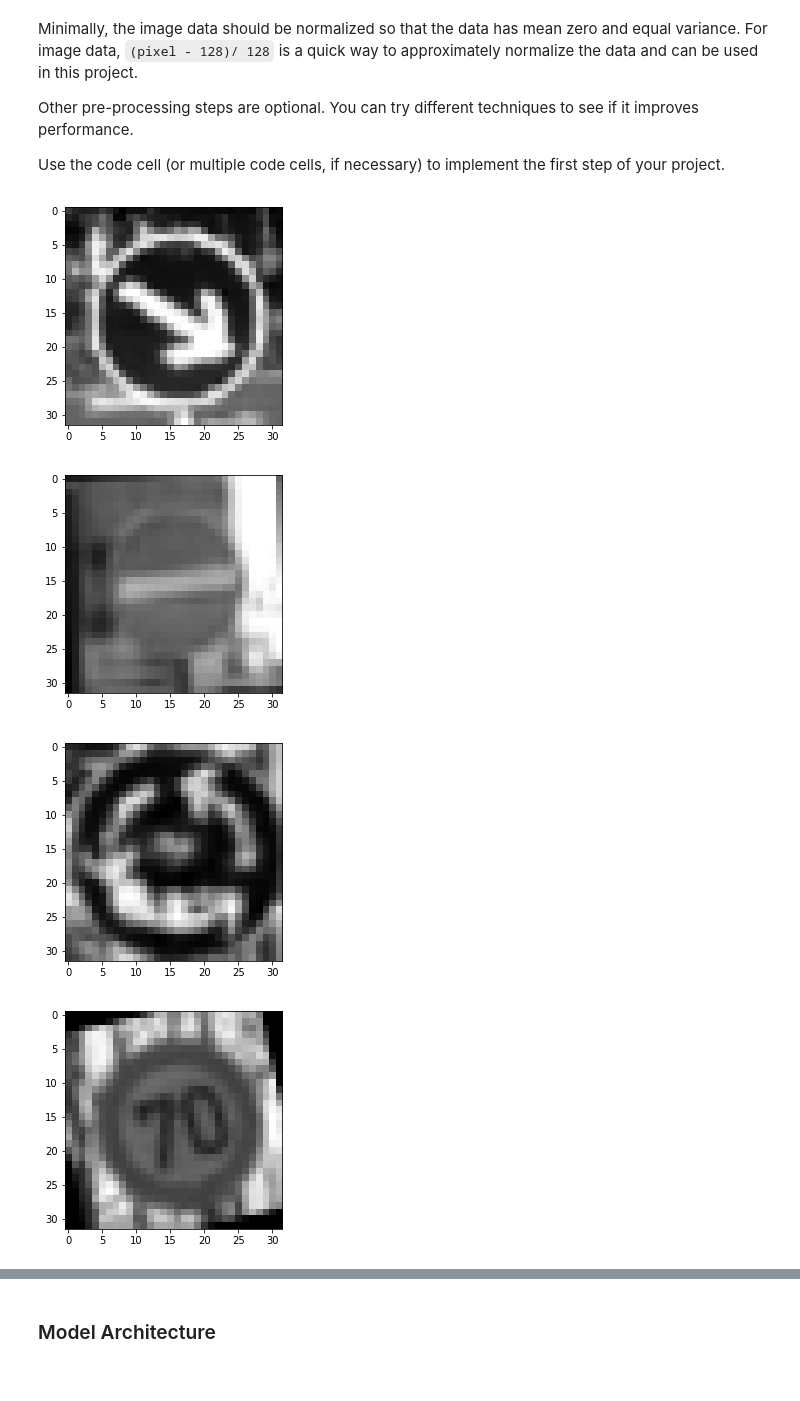
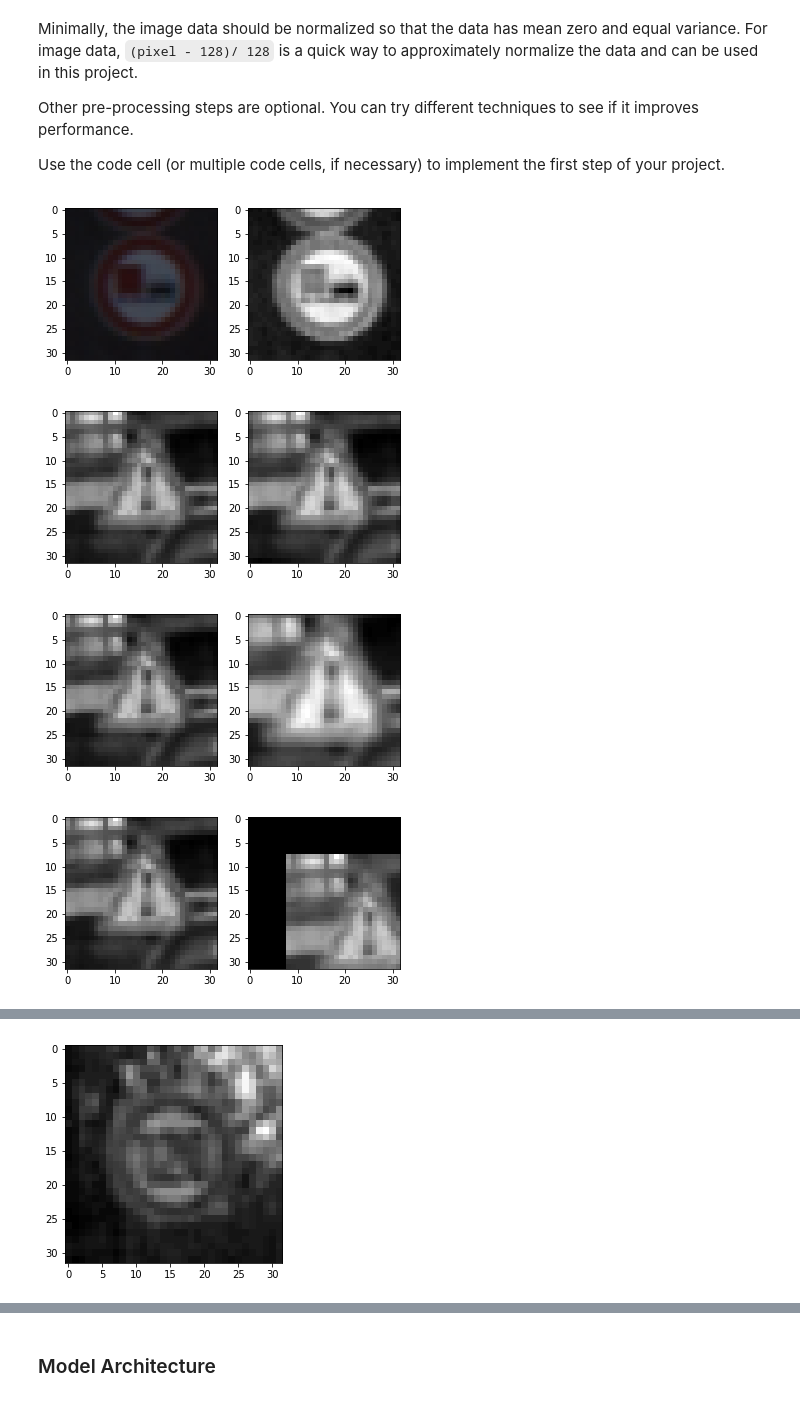
Before and after one commit to gbansal2/CarND-Term1-Projects, a Jupyter notebook: CarND-Traffic-Sign-Classifier-Project-Gaurav/Traffic_Sign_Classifier.ipynb, the cells around one changed output, grey strips where cells are left out. Drawn from its saved outputs; the diff is of its cells as text; code cells hidden in the pictures.

Commit message:
added more images

```diff
--- a/CarND-Traffic-Sign-Classifier-Project-Gaurav/Traffic_Sign_Classifier.ipynb
+++ b/CarND-Traffic-Sign-Classifier-Project-Gaurav/Traffic_Sign_Classifier.ipynb
@@ -172,6 +172,9 @@ def grayscale(img):
 
 X_train, y_train = shuffle(X_train, y_train)
 
+plt.figure(1)
+plt.subplot(121)
+plt.imshow(X_train[1200])
 
 for image in X_train:
     image = image.astype(np.float32)
@@ -185,13 +188,18 @@ for image in X_train:
 
 
 #apply gaussian smoothing
-def gaussian_blur(img, kernel_size):
-    """Applies a Gaussian Noise kernel"""
-    return cv2.GaussianBlur(img, (kernel_size, kernel_size), 0)
+#def gaussian_blur(img, kernel_size):
+#    """Applies a Gaussian Noise kernel"""
+#    return cv2.GaussianBlur(img, (kernel_size, kernel_size),0)
 
-for image in X_train:
-    image = image.astype(np.float32)
-    image[...] = gaussian_blur(image,3)
+#for image in X_train:
+#    image = image.astype(np.float32)
+#    image[...] = gaussian_blur(image,15)
+
+
+plt.subplot(122)
+plt.imshow(X_train[1200,:,:,0],cmap='gray')
+#plt.savefig('preprocessed_image.png')
 
 for image in X_valid:
     image = image.astype(np.float32)
@@ -236,6 +244,46 @@ X_train, y_train = shuffle(X_train, y_train)
 X_train.resize(n_train+nextra,32,32,3)
 y_train.resize(n_train+nextra,1)
 
+imgt = X_train[5999]
+
+plt.figure(2)
+plt.subplot(121)
+plt.imshow(imgt[:,:,0],cmap='gray')
+
+rows,cols,channels = imgt.shape
+M = cv2.getRotationMatrix2D((cols/2,rows/2),randint(-15,15),1)
+rot_imgt = cv2.warpAffine(imgt,M,(rows,cols))
+
+plt.subplot(122)
+plt.imshow(rot_imgt[:,:,0],cmap='gray')
+plt.savefig('rot_imgt.png')
+
+plt.figure(3)
+plt.subplot(121)
+plt.imshow(imgt[:,:,0],cmap='gray')
+
+pts1 = np.float32([[4,4],[28,4],[4,28],[28,28]])
+pts2 = np.float32([[0,0],[32,0],[0,32],[32,32]])
+M = cv2.getPerspectiveTransform(pts1,pts2)
+pers_imgt = cv2.warpPerspective(imgt,M,(rows,cols))
+
+plt.subplot(122)
+plt.imshow(pers_imgt[:,:,0],cmap='gray')
+plt.savefig('pers_imgt.png')
+
+plt.figure(4)
+plt.subplot(121)
+plt.imshow(imgt[:,:,0],cmap='gray')
+
+M = np.float32([[1,0,8],[0,1,8]])
+trans_imgt = cv2.warpAffine(imgt,M,(rows,cols))
+
+plt.subplot(122)
+plt.imshow(trans_imgt[:,:,0],cmap='gray')
+plt.savefig('trans_imgt.png')
+
+
+
 for i in range (0,nextra):
     image = X_train[i]
     label = y_train[i]
@@ -244,6 +292,8 @@ for i in range (0,nextra):
     rot_image = cv2.warpAffine(image,M,(rows,cols))
     X_train[n_train + i] = rot_image
     y_train[n_train + i] = label
+
+
 
 n_train = n_train + nextra
 
@@ -258,34 +308,36 @@ for i in range (0,nextra):
     pts1 = np.float32([[4,4],[28,4],[4,28],[28,28]])
     pts2 = np.float32([[0,0],[32,0],[0,32],[32,32]])
     M = cv2.getPerspectiveTransform(pts1,pts2)
     pers_image = cv2.warpPerspective(image,M,(rows,cols))
     X_train[n_train + i] = pers_image
     y_train[n_train + i] = label
 
+
 n_train = n_train + nextra
 
 X_train, y_train = shuffle(X_train, y_train)
 X_train.resize(n_train+nextra,32,32,3)
 y_train.resize(n_train+nextra,1)
 
 for i in range (0,nextra):
     image = X_train[i]
     label = y_train[i]
     rows,cols,channels = image.shape
     M = np.float32([[1,0,8],[0,1,8]])
     trans_image = cv2.warpAffine(image,M,(rows,cols))
     X_train[n_train + i] = trans_image
     y_train[n_train + i] = label
 
+
 n_train = n_train + nextra
 
 # visualize 5 random images from training set
 from random import randint
 for x in range (0, 5):
     plt.figure()
     plt.imshow(X_train[randint(0,n_train),:,:,0],cmap='gray')
 # %% [output]
-[figure, old version]
+[figure, new version]
-[figure, old version]
+[figure, new version]
-[figure, old version]
+[figure, new version]
-[figure, old version]
+[figure, new version]
@@ -292,0 +345 @@ for x in range (0, 5):
+[figure, added]
```
Also changed, not shown: parts of 2 cells of this notebook, 3 other files.
